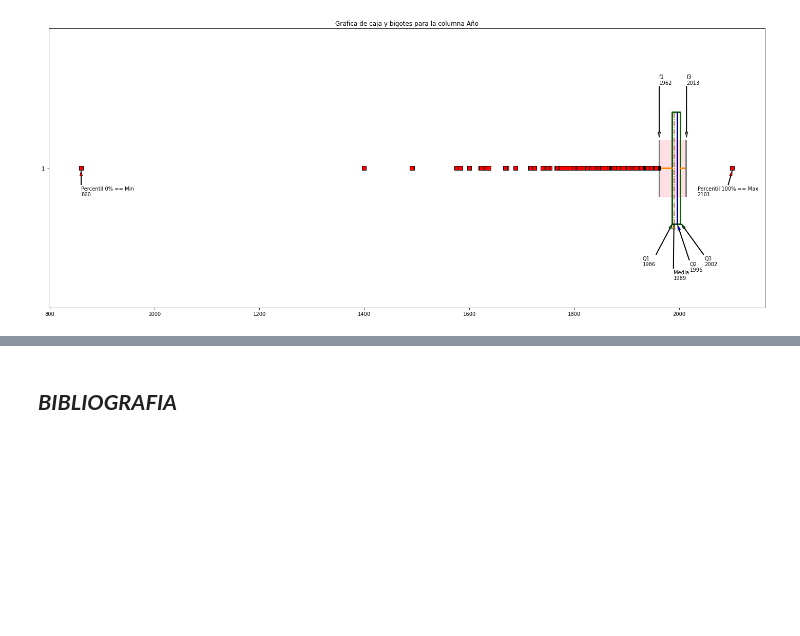
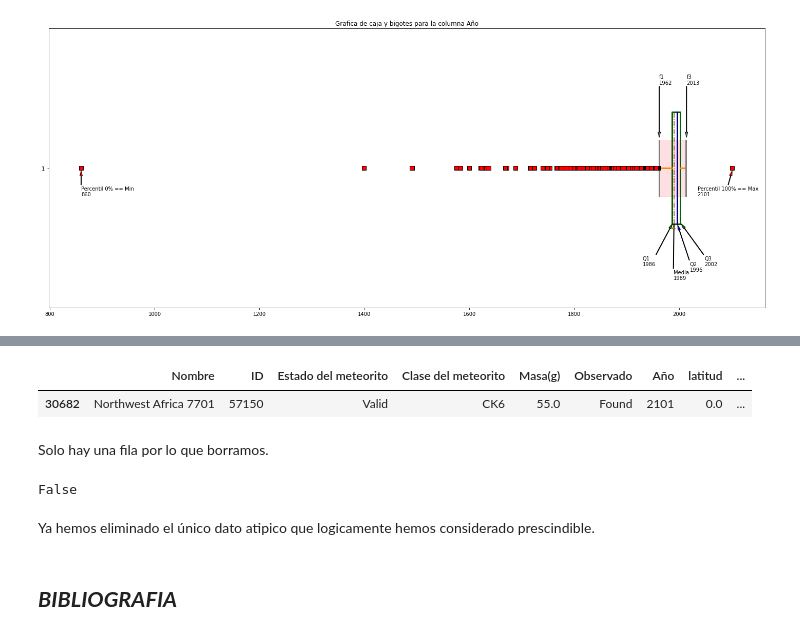
Before and after one commit to gbullido/Analisis-sobre-Dataset-Meteorite-Landings, a Jupyter notebook: Analisis_sobre_Dataset_de_meteoritos.ipynb, the cells around one changed output, grey strips where cells are left out. Cells and saved outputs as stored; diff of their text form; code cells hidden in the pictures; blank space fills up the shorter version.

```diff
--- a/Analisis_sobre_Dataset_de_meteoritos.ipynb
+++ b/Analisis_sobre_Dataset_de_meteoritos.ipynb
@@ -608,0 +615,7 @@ fig1.show()
+# %%
+df_Meteoritos[df_Meteoritos['Año']>datetime.today().year].sort_values(['Año'])
+# %% [output]
+|  | Nombre | ID | Estado del meteorito | Clase del meteorito | Masa(g) | Observado | Año | latitud | ... |
+| 30682 | Northwest Africa 7701 | 57150 | Valid | CK6 | 55.0 | Found | 2101 | 0.0 | ... |
+# %% [markdown]
+Solo hay una fila por lo que borramos.
@@ -609,3 +624,9 @@ fig1.show()
+# %%
+2101 in df_Meteoritos.Año.values
+# %% [output]
+False
+# %% [markdown]
+Ya hemos eliminado el único dato atipico que logicamente hemos considerado prescindible.
 # %% [markdown]
 ## ***BIBLIOGRAFIA***
 # %% [markdown]
```
Also changed, not shown: parts of 3 cells of this notebook.
